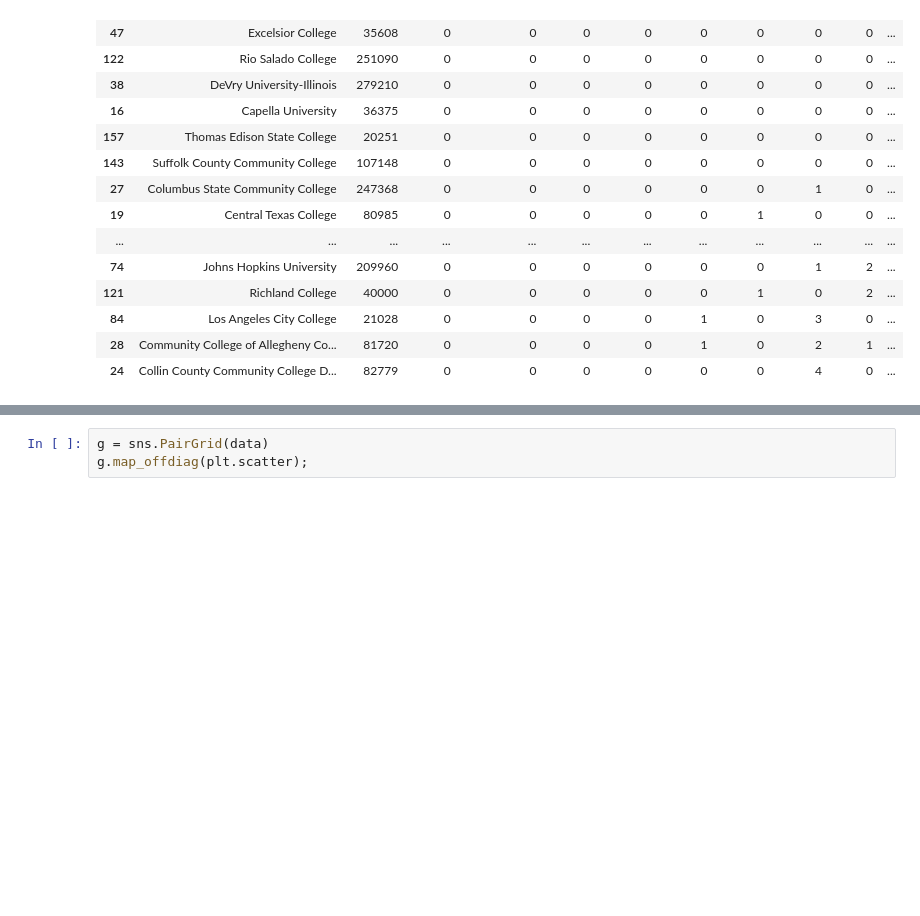
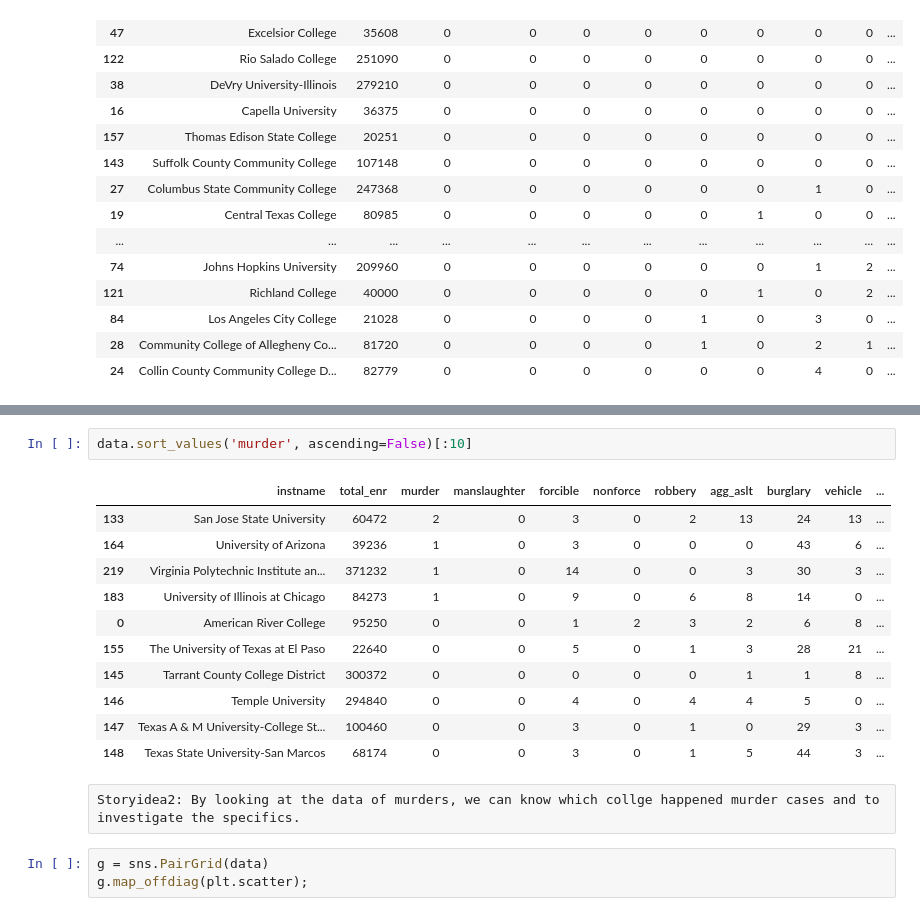
Before and after one commit to HaoyiJian/haoyi-assignment-repo, a Jupyter notebook: assignment8.ipynb, the cells around one changed output, grey strips where cells are left out. Drawn from its saved outputs; the diff is of its cells as text; blank space fills up the shorter version.

```diff
--- a/assignment8.ipynb
+++ b/assignment8.ipynb
@@ -70,3 +108,19 @@ data[(data.total_enr >= 10000) & (data.total_count < 5)].sort_values('total_coun
+# %%
+data.sort_values('murder', ascending=False)[:10]
+# %% [output]
+|  | instname | total_enr | murder | manslaughter | forcible | nonforce | robbery | agg_aslt | burglary | vehicle | ... |
+| 133 | San Jose State University | 60472 | 2 | 0 | 3 | 0 | 2 | 13 | 24 | 13 | ... |
+| 164 | University of Arizona | 39236 | 1 | 0 | 3 | 0 | 0 | 0 | 43 | 6 | ... |
+| 219 | Virginia Polytechnic Institute an... | 371232 | 1 | 0 | 14 | 0 | 0 | 3 | 30 | 3 | ... |
+| 183 | University of Illinois at Chicago | 84273 | 1 | 0 | 9 | 0 | 6 | 8 | 14 | 0 | ... |
+| 0 | American River College | 95250 | 0 | 0 | 1 | 2 | 3 | 2 | 6 | 8 | ... |
+| 155 | The University of Texas at El Paso | 22640 | 0 | 0 | 5 | 0 | 1 | 3 | 28 | 21 | ... |
+| 145 | Tarrant County College District | 300372 | 0 | 0 | 0 | 0 | 0 | 1 | 1 | 8 | ... |
+| 146 | Temple University | 294840 | 0 | 0 | 4 | 0 | 4 | 4 | 5 | 0 | ... |
+| 147 | Texas A & M University-College St... | 100460 | 0 | 0 | 3 | 0 | 1 | 0 | 29 | 3 | ... |
+| 148 | Texas State University-San Marcos | 68174 | 0 | 0 | 3 | 0 | 1 | 5 | 44 | 3 | ... |
+# %% [raw]
+Storyidea2: By looking at the data of murders, we can know which collge happened murder cases and to investigate the specifics.
 # %%
 g = sns.PairGrid(data)
 g.map_offdiag(plt.scatter);
```
Also changed, not shown: parts of 5 cells of this notebook.
